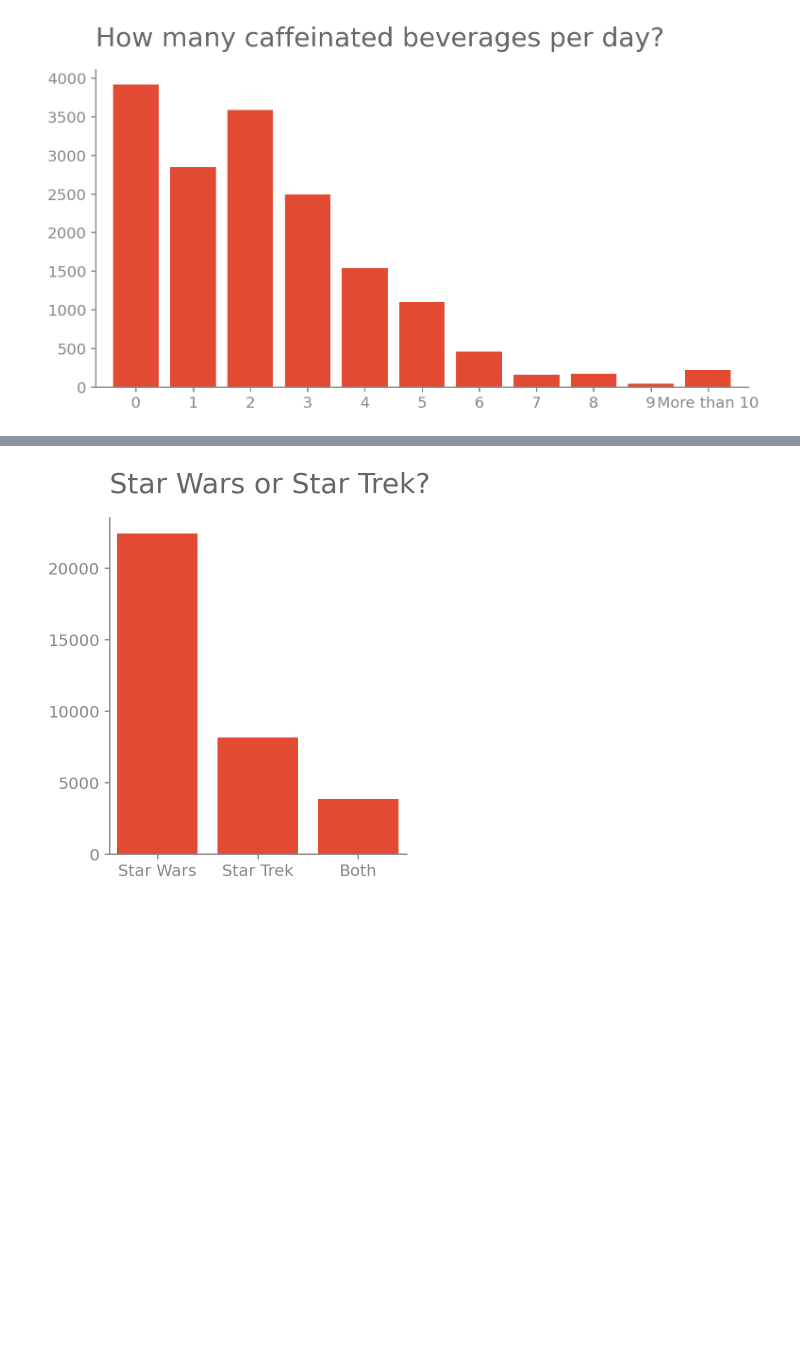
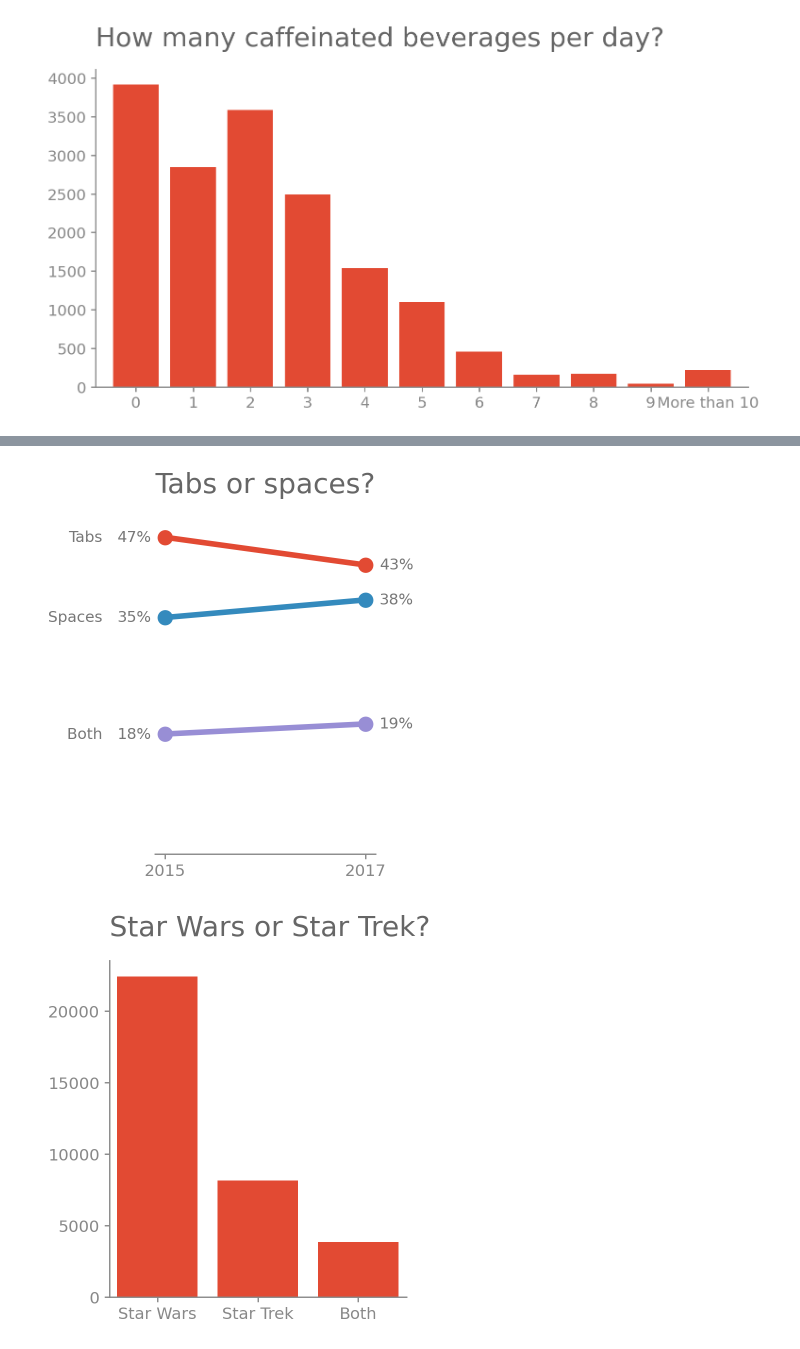
Before and after one commit to gabrieltempass/stack-overflow-survey, a Jupyter notebook: stack_overflow_survey.ipynb, the cells around one changed output, grey strips where cells are left out. Cells and saved outputs as stored; diff of their text form; code cells hidden in the pictures; blank space fills up the shorter version.

```diff
--- a/stack_overflow_survey.ipynb
+++ b/stack_overflow_survey.ipynb
@@ -303,3 +316,50 @@ plt.show();
+# %%
+def plot_annotate(text, x, y, xytext_x, ha):
+
+    plt.annotate(text,  # this is the text
+                 (x, y),  # these are the coordinates to position the label
+                 textcoords='offset points',  # how to position the text
+                 xytext=(xytext_x, 0),  # distance from text to points (x, y)
+                 ha=ha,  # horizontal alignment can be left, right or center
+                 va='center',  # vertical alignment can be left, right or center
+                 color='#777777',
+                 fontsize=11)
+    return
+# %%
+fig = plt.figure(figsize=(4, 4.5))
+plt.plot(q2_y, perc_q2_t, 'o-', markersize=10)
+plt.plot(q2_y, perc_q2_s, 'o-', markersize=10)
+plt.plot(q2_y, perc_q2_b, 'o-', markersize=10)
+
+legends = ['Tabs', 'Spaces', 'Both']
+labels = [zip(q2_y, perc_q2_t), zip(q2_y, perc_q2_s), zip(q2_y, perc_q2_b)]
+items = zip(labels, legends)
+i = 1
+for item in items:
+    labels = item[0]
+    legend = item[1]
+
+    for x, y in labels:
+        label = '{:.0%}'.format(y)
+
+        if i % 2 != 0:
+            plot_annotate(label, x, y, -10, 'right')
+            plot_annotate(legend, x, y, -45, 'right')
+        else:
+            plot_annotate(label, x, y, xytext_x, 'left')
+        i += 1
+
+plt.ylim(0, 0.5)
+plt.margins(x=0.05)
+plt.tick_params(left=False, width=1)
+ax = plt.gca()
+ax.spines['left'].set_visible(False)
+ax.get_yaxis().set_visible(False)
+plt.title(t2)
+plt.tight_layout(h_pad=4, w_pad=4)
+plt.show();
+# %% [output]
+[figure, added]
 # %%
 fig = plt.figure(figsize=(4, 4.5))
 plt.bar(q4_x, q4_y)
```
Also changed, not shown: parts of 2 cells of this notebook.
